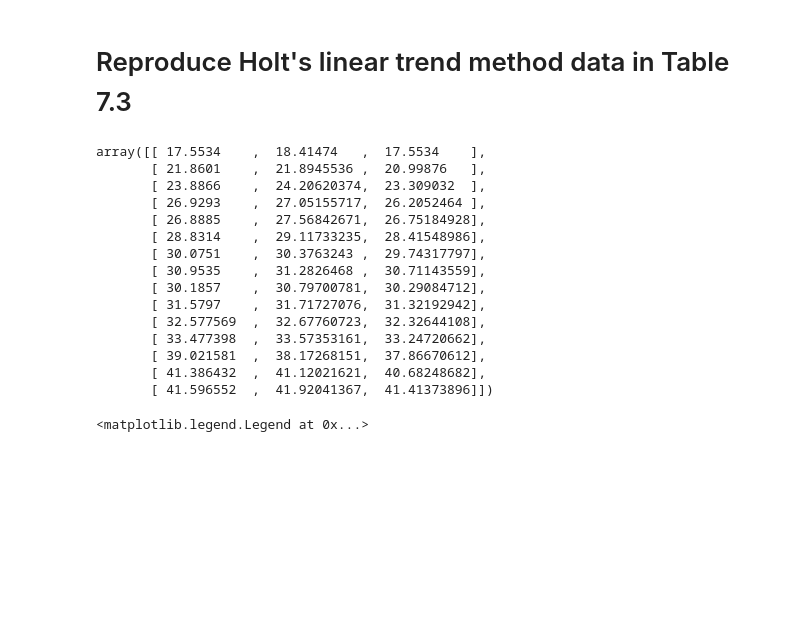
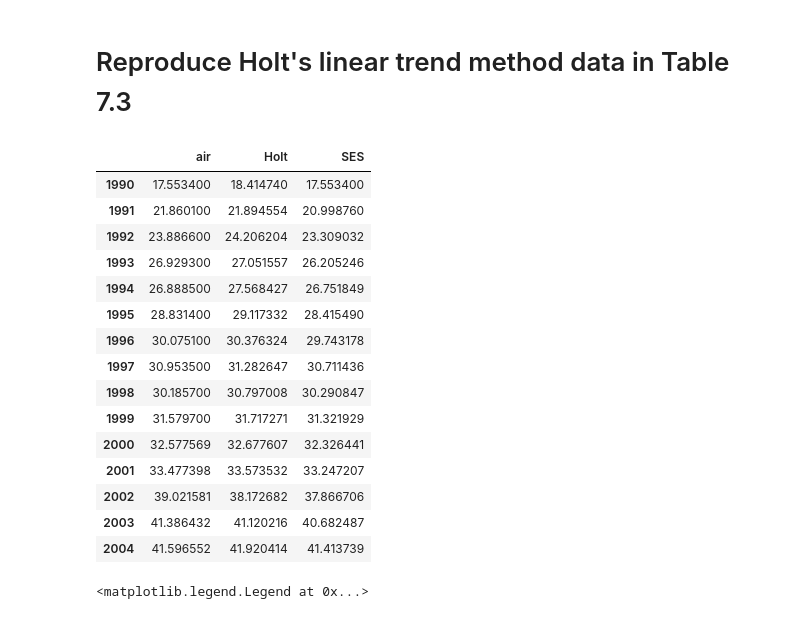
Before and after one commit to ankurKumar1988/Time-Series-Analysis-Desktop-Platform-in-Python, a Jupyter notebook: Forecasting_PrinciplesAndPractice_JupyterNotebook/Chapter7.ipynb, the cells around one changed output. Drawn from its saved outputs; the diff is of its cells as text; code cells hidden in the pictures; blank space fills up the shorter version.

```diff
--- a/Forecasting_PrinciplesAndPractice_JupyterNotebook/Chapter7.ipynb
+++ b/Forecasting_PrinciplesAndPractice_JupyterNotebook/Chapter7.ipynb
@@ -107,49 +107,51 @@ For instance, for the year 2004, the smoothed level is the graph is around 480 w
 # %%
 alpha = 0.8
 beta_star = 0.2
 airdata = pd.read_csv('ausair.csv',sep=',',header=0,index_col=0).loc[1990:2004]
 air = airdata.iloc[:,0].values
 years = airdata.index.values
 
 # fit SES
 fitSES = np.zeros((air.size))
 fitSES[0] = air[0]
 for i in range(1,air.size):
     fitSES[i] = alpha*air[i]+(1-alpha)*fitSES[i-1]
 
 # fit Holt's linear trend method
 fitHolt = np.zeros((air.size))
 bt = np.zeros((air.size))
 yt = np.zeros((air.size))
 fitHolt_o = air[0] # note that level is plotted
 b_o = air[1]-air[0]
 yt[0] = fitHolt_o+b_o
 fitHolt[0] = alpha*air[0]+(1-alpha)*yt[0]
 bt[0] = beta_star*(fitHolt[0]-fitHolt_o)+(1-beta_star)*b_o
 for i in range(1,air.size):
     yt[i] = fitHolt[i-1]+bt[i-1]
     fitHolt[i] = alpha*air[i]+(1-alpha)*yt[i]
     bt[i] = beta_star*(fitHolt[i]-fitHolt[i-1])+(1-beta_star)*bt[i-1]
 
 # tabulate
 combined_SES_Holt = np.column_stack((air,fitHolt,fitSES))
-combined_SES_Holt
+table = pd.DataFrame(data=combined_SES_Holt,index=years,columns=['air','Holt','SES'])
+table
 # %% [output]
-array([[ 17.5534    ,  18.41474   ,  17.5534    ],
-       [ 21.8601    ,  21.8945536 ,  20.99876   ],
-       [ 23.8866    ,  24.20620374,  23.309032  ],
-       [ 26.9293    ,  27.05155717,  26.2052464 ],
-       [ 26.8885    ,  27.56842671,  26.75184928],
-       [ 28.8314    ,  29.11733235,  28.41548986],
-       [ 30.0751    ,  30.3763243 ,  29.74317797],
-       [ 30.9535    ,  31.2826468 ,  30.71143559],
-       [ 30.1857    ,  30.79700781,  30.29084712],
-       [ 31.5797    ,  31.71727076,  31.32192942],
-       [ 32.577569  ,  32.67760723,  32.32644108],
-       [ 33.477398  ,  33.57353161,  33.24720662],
-       [ 39.021581  ,  38.17268151,  37.86670612],
-       [ 41.386432  ,  41.12021621,  40.68248682],
-       [ 41.596552  ,  41.92041367,  41.41373896]])
+|  | air | Holt | SES |
+| 1990 | 17.553400 | 18.414740 | 17.553400 |
+| 1991 | 21.860100 | 21.894554 | 20.998760 |
+| 1992 | 23.886600 | 24.206204 | 23.309032 |
+| 1993 | 26.929300 | 27.051557 | 26.205246 |
+| 1994 | 26.888500 | 27.568427 | 26.751849 |
+| 1995 | 28.831400 | 29.117332 | 28.415490 |
+| 1996 | 30.075100 | 30.376324 | 29.743178 |
+| 1997 | 30.953500 | 31.282647 | 30.711436 |
+| 1998 | 30.185700 | 30.797008 | 30.290847 |
+| 1999 | 31.579700 | 31.717271 | 31.321929 |
+| 2000 | 32.577569 | 32.677607 | 32.326441 |
+| 2001 | 33.477398 | 33.573532 | 33.247207 |
+| 2002 | 39.021581 | 38.172682 | 37.866706 |
+| 2003 | 41.386432 | 41.120216 | 40.682487 |
+| 2004 | 41.596552 | 41.920414 | 41.413739 |
 # %%
 # visualize
 plt.plot(years,air,color='black',label='air')
```
